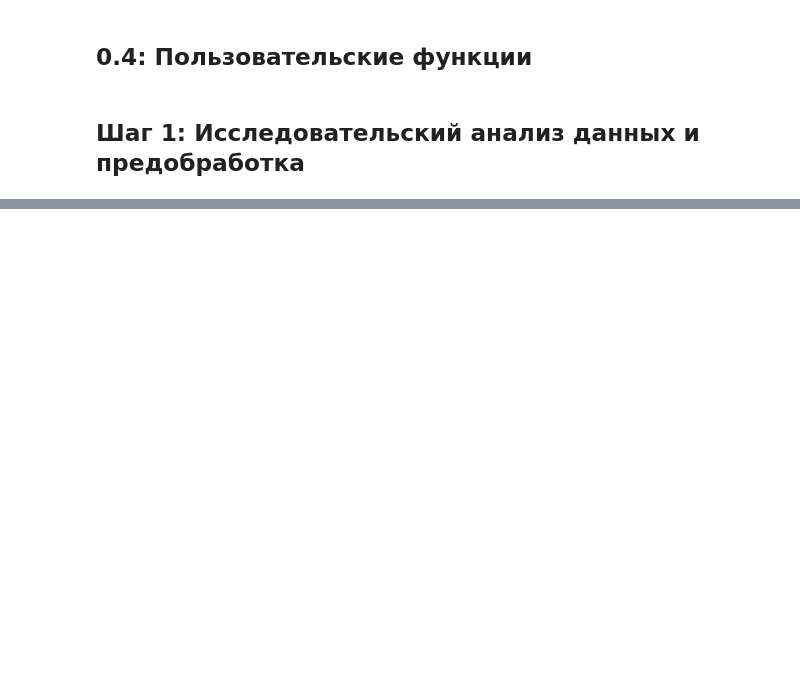
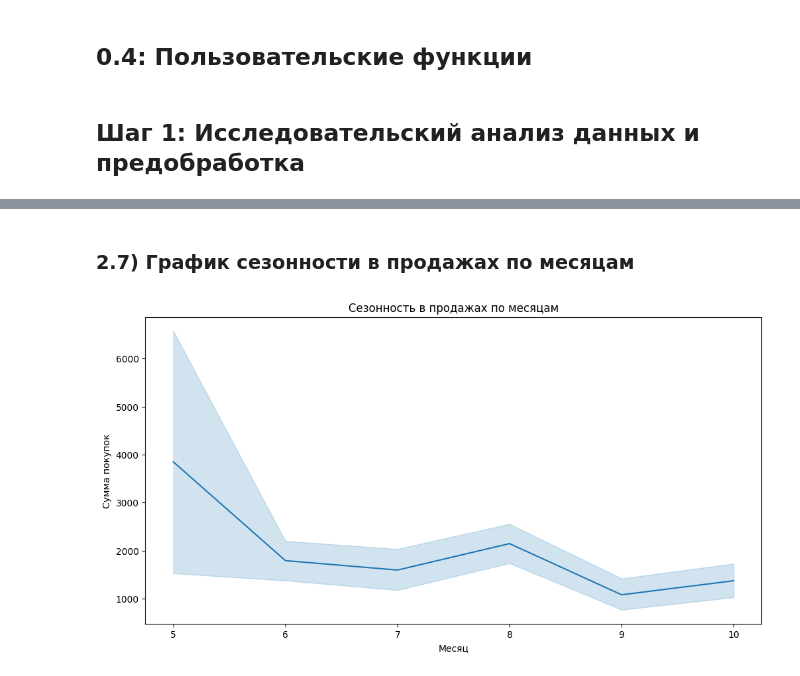
Before and after one commit to zhukovrost/lyceumFinalProject, a Jupyter notebook: project.ipynb, the cells around one changed output, grey strips where cells are left out. Saved outputs shown, nothing was run; the diff lists cells and outputs as text; code cells hidden in the pictures; blank space fills up the shorter version.

```diff
--- a/project.ipynb
+++ b/project.ipynb
@@ -64,0 +306,11 @@ df.columns = df.columns.str.lower().str.replace(" ", "_")
+# %% [markdown]
+### 2.7) График сезонности в продажах по месяцам
+# %%
+plt.figure(figsize=(12, 6))
+sns.lineplot(data=df, x='month', y='revenue')
+plt.title('Сезонность в продажах по месяцам')
+plt.xlabel('Месяц')
+plt.ylabel('Сумма покупок')
+plt.show()
+# %% [output]
+[figure, added]
```
Also changed, not shown: parts of 40 cells of this notebook.
